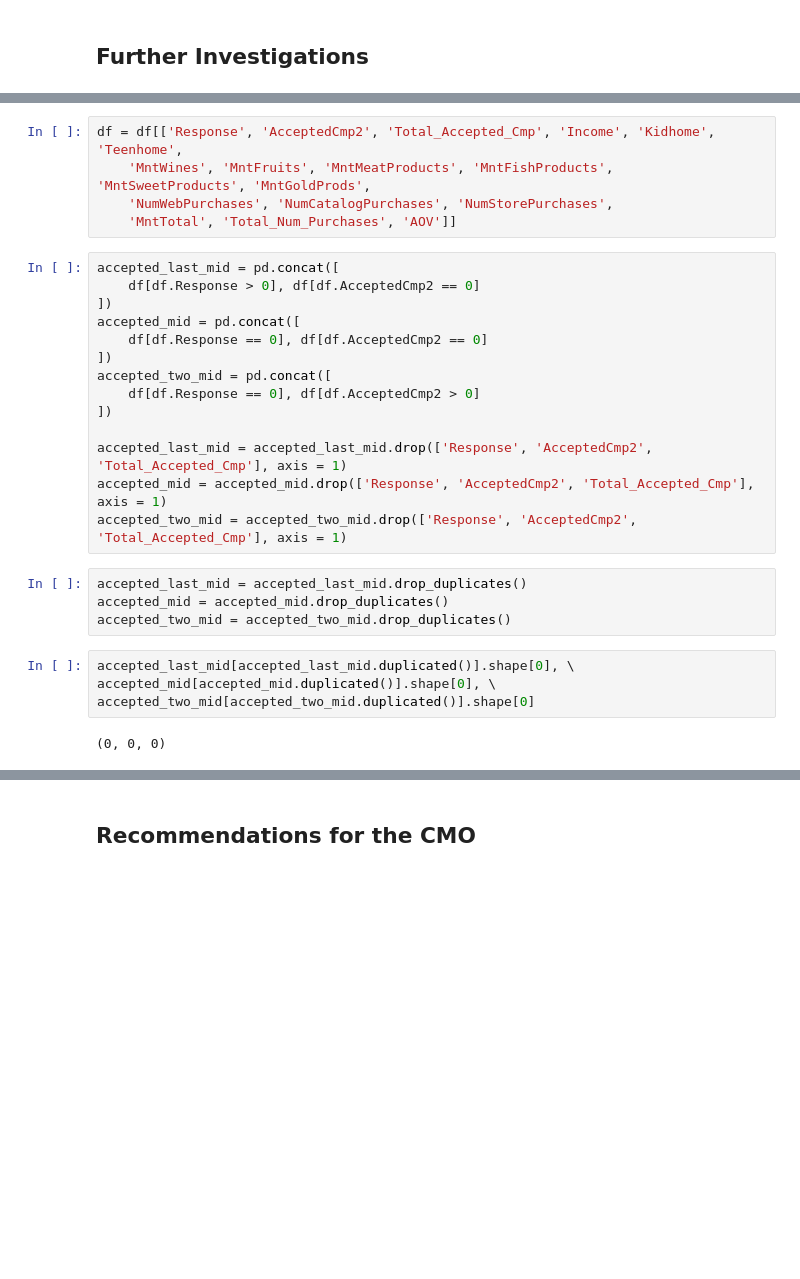
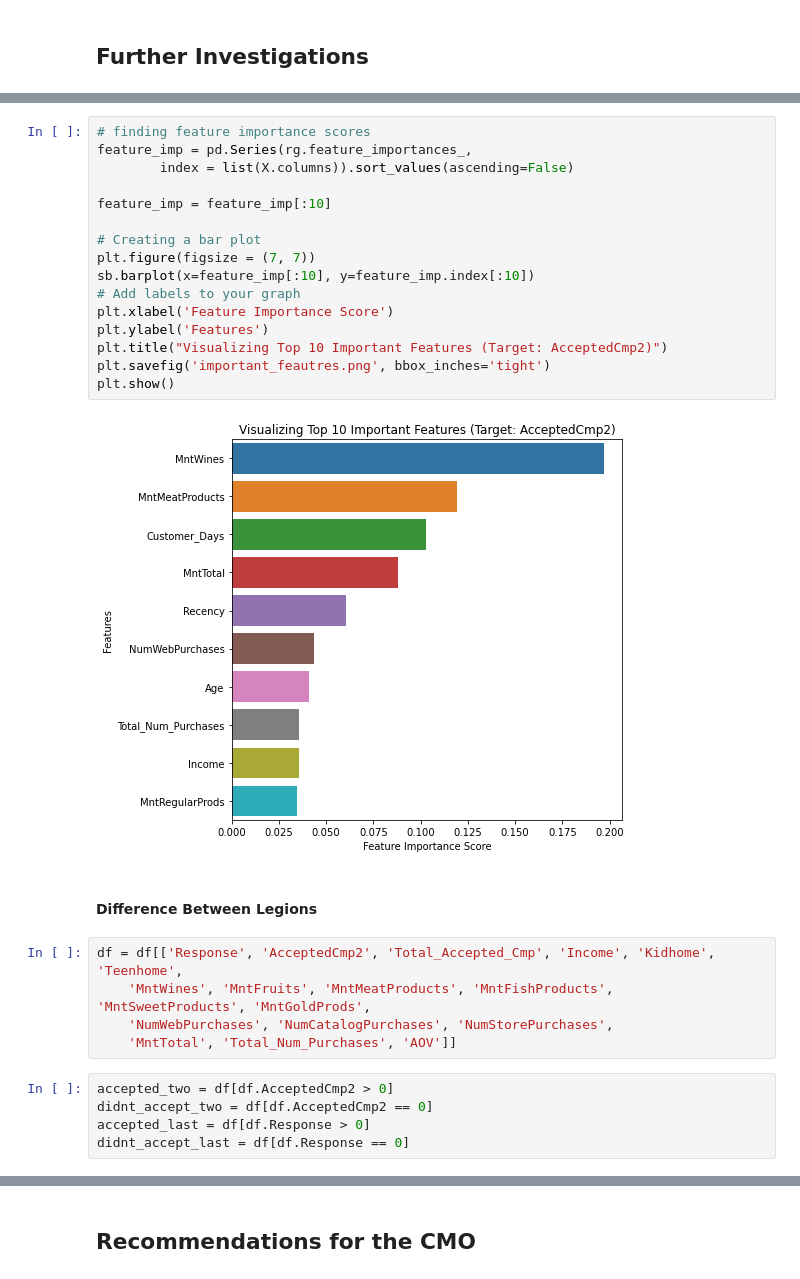
Before and after one commit to Kpeng511/Marketing-Campaign-Analytics, a Jupyter notebook: analytics.ipynb, the cells around one changed output, grey strips where cells are left out. Saved outputs shown, nothing was run; the diff lists cells and outputs as text; blank space fills up the shorter version.

```diff
--- a/analytics.ipynb
+++ b/analytics.ipynb
@@ -483,29 +505,30 @@ old_df = df
+# %%
+# finding feature importance scores
+feature_imp = pd.Series(rg.feature_importances_,
+        index = list(X.columns)).sort_values(ascending=False)
+
+feature_imp = feature_imp[:10]
+
+# Creating a bar plot
+plt.figure(figsize = (7, 7))
+sb.barplot(x=feature_imp[:10], y=feature_imp.index[:10])
+# Add labels to your graph
+plt.xlabel('Feature Importance Score')
+plt.ylabel('Features')
+plt.title("Visualizing Top 10 Important Features (Target: AcceptedCmp2)")
+plt.savefig('important_feautres.png', bbox_inches='tight')
+plt.show()
+# %% [output]
+[figure, added]
+# %% [markdown]
+#### Difference Between Legions
 # %%
 df = df[['Response', 'AcceptedCmp2', 'Total_Accepted_Cmp', 'Income', 'Kidhome', 'Teenhome',
     'MntWines', 'MntFruits', 'MntMeatProducts', 'MntFishProducts', 'MntSweetProducts', 'MntGoldProds',
     'NumWebPurchases', 'NumCatalogPurchases', 'NumStorePurchases',
     'MntTotal', 'Total_Num_Purchases', 'AOV']]
-# %%
-accepted_last_mid = pd.concat([
-    df[df.Response > 0], df[df.AcceptedCmp2 == 0]
-])
-accepted_mid = pd.concat([
-    df[df.Response == 0], df[df.AcceptedCmp2 == 0]
-])
-accepted_two_mid = pd.concat([
-    df[df.Response == 0], df[df.AcceptedCmp2 > 0]
-])
-
-accepted_last_mid = accepted_last_mid.drop(['Response', 'AcceptedCmp2', 'Total_Accepted_Cmp'], axis = 1)
-accepted_mid = accepted_mid.drop(['Response', 'AcceptedCmp2', 'Total_Accepted_Cmp'], axis = 1)
-accepted_two_mid = accepted_two_mid.drop(['Response', 'AcceptedCmp2', 'Total_Accepted_Cmp'], axis = 1)
-# %%
-accepted_last_mid = accepted_last_mid.drop_duplicates()
-accepted_mid = accepted_mid.drop_duplicates()
-accepted_two_mid = accepted_two_mid.drop_duplicates()
-# %%
-accepted_last_mid[accepted_last_mid.duplicated()].shape[0], \
-accepted_mid[accepted_mid.duplicated()].shape[0], \
-accepted_two_mid[accepted_two_mid.duplicated()].shape[0]
-# %% [output]
-(0, 0, 0)
+# %%
+accepted_two = df[df.AcceptedCmp2 > 0]
+didnt_accept_two = df[df.AcceptedCmp2 == 0]
+accepted_last = df[df.Response > 0]
+didnt_accept_last = df[df.Response == 0]
```
Also changed, not shown: parts of 39 cells of this notebook.
